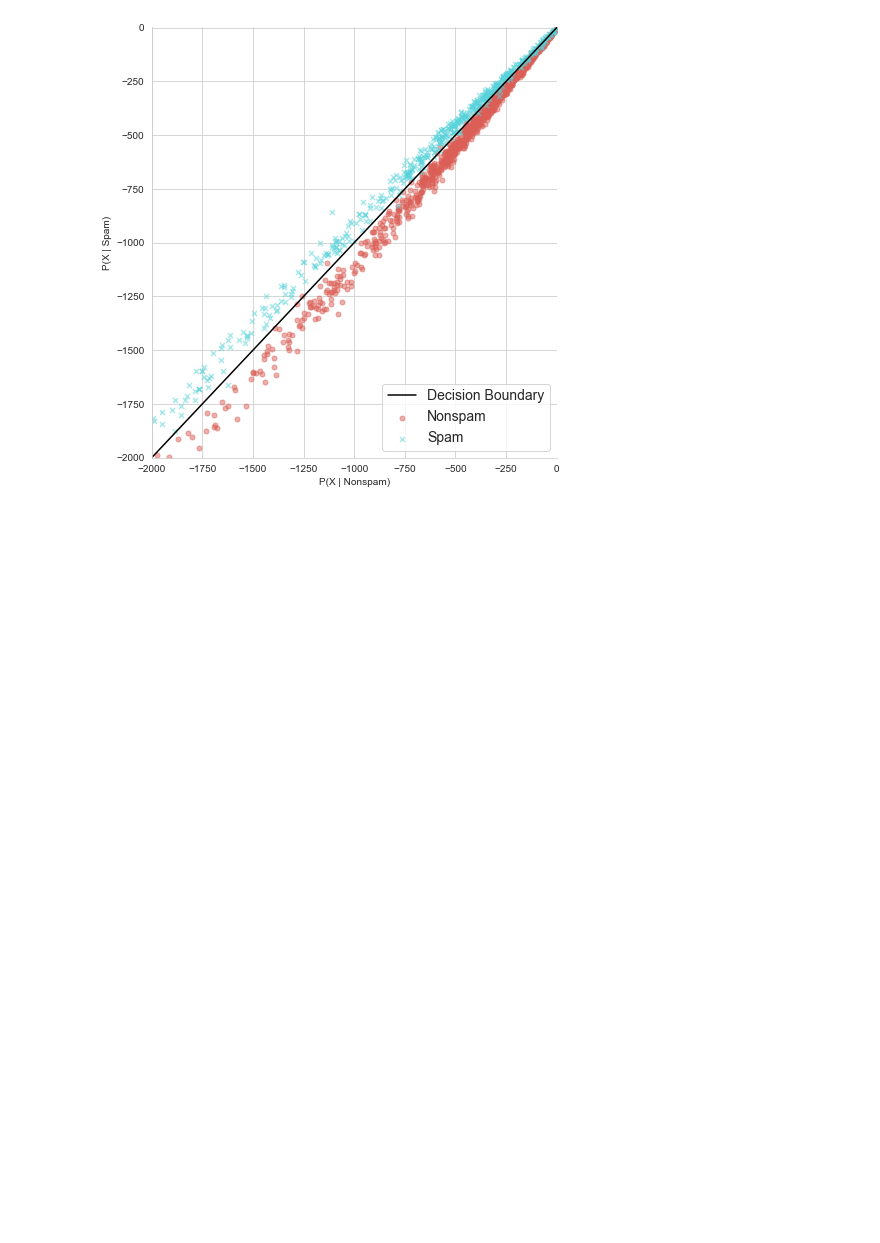
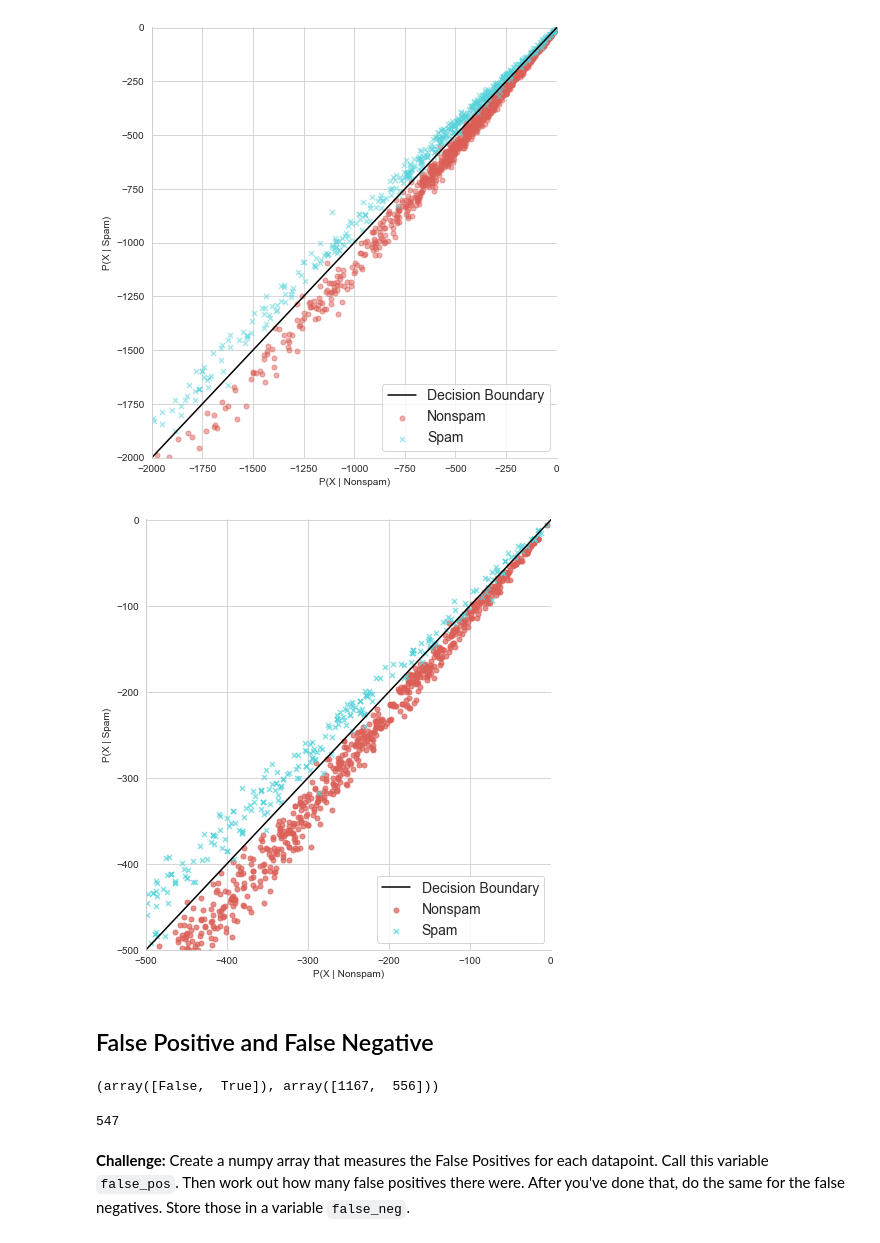
Before and after one commit to syedfaiqueali/Data-Science-And-Machine-Learning-Bootcamp, a Jupyter notebook: 6. Test and Evaluate a Naive Bayes Classifier (Part 3)/01 Bayes Classifier -Testing, Inference & Evaluation.ipynb, the cells around one changed output. Saved outputs shown, nothing was run; the diff lists cells and outputs as text; code cells hidden in the pictures; blank space fills up the shorter version.

Commit message:
False positive vs False Negatives

```diff
--- a/6. Test and Evaluate a Naive Bayes Classifier (Part 3)/01 Bayes Classifier -Testing, Inference & Evaluation.ipynb
+++ b/6. Test and Evaluate a Naive Bayes Classifier (Part 3)/01 Bayes Classifier -Testing, Inference & Evaluation.ipynb
@@ -286,3 +286,30 @@ plt.legend(('Decision Boundary', 'Nonspam', 'Spam'), loc='lower right', fontsize
 plt.show()
 # %% [output]
 [figure]
+# %%
+sns.lmplot(x=xaxis_label, y=yaxis_label, data=summary_df, height=6.5,
+           fit_reg=False,   #To hide regression line
+           scatter_kws={'alpha': 0.7, 's': 25},
+           hue=labels,      #Specify true values
+           markers=['o','x'],
+           palette='hls',   #color combination
+           legend=False     #Hide default legend
+          )
+
+plt.xlim([-500,1])
+plt.ylim([-500,1])
+
+plt.plot(linedata, linedata, color='black')
+
+# Legend -Chart Key
+plt.legend(('Decision Boundary', 'Nonspam', 'Spam'), loc='lower right', fontsize=14)
+
+plt.show()
+# %% [output]
+[figure, added]
+# %% [markdown]
+## False Positive and False Negative
+# %%
+np.unique(prediction, return_counts=True)
+# %% [output]
+(array([False,  True]), array([1167,  556]))
@@ -288,0 +318,6 @@ plt.show()
+# %%
+true_pos.sum()
+# %% [output]
+547
+# %% [markdown]
+**Challenge:** Create a numpy array that measures the False Positives for each datapoint. Call this variable `false_pos`. Then work out how many false positives there were. After you've done that, do the same for the false negatives. Store those in a variable `false_neg`.
```
Also changed, not shown: parts of 3 cells of this notebook.
